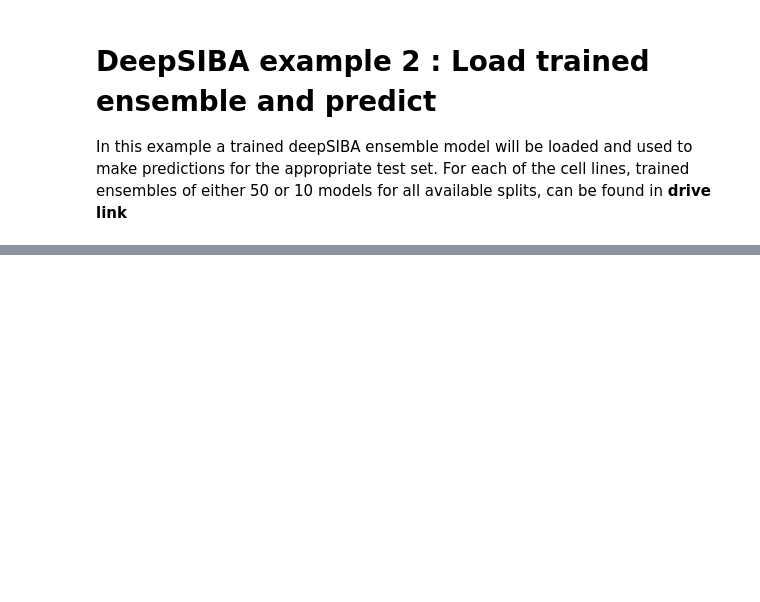
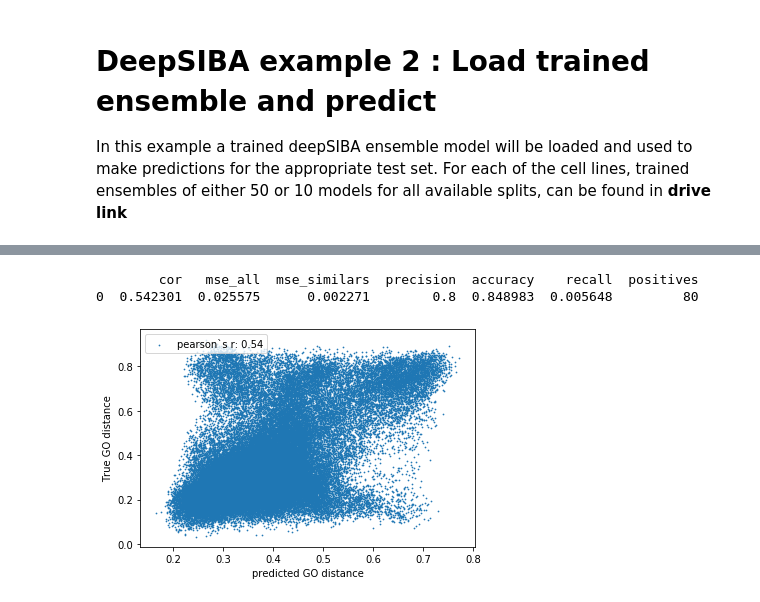
Before and after one commit to BioSysLab/deepSIBA, a Jupyter notebook: learning/deepSIBA_examples.ipynb, the cells around one changed output, grey strips where cells are left out. Cells and saved outputs as stored; diff of their text form; code cells hidden in the pictures; blank space fills up the shorter version.

```diff
--- a/learning/deepSIBA_examples.ipynb
+++ b/learning/deepSIBA_examples.ipynb
@@ -42,0 +65,7 @@ For each of the cell lines, trained ensembles of either 50 or 10 models for all
+# %%
+model_params = {
+    "max_atoms" : int(60), "num_atom_features" : int(62), "max_degree" : int(5), "num_bond_features" : int(6),
+    "graph_conv_width" : [128,128,128], "conv1d_filters" : int(128), "conv1d_size" : int(29), "dropout_encoder" : 0.25,
+    "conv1d_filters_dist" : [128,128], "conv1d_size_dist" : [17,1], "dropout_dist" : 0.25, "pool_size" : int(4),
+    "dense_size" : [256,128,128], "l2reg" : 0.01, "dist_thresh" : 0.2, "lr" : 0.001
+}
@@ -42,0 +74,4 @@ For each of the cell lines, trained ensembles of either 50 or 10 models for all
+# %%
+from deepSIBA_model import siamese_model,enc_graph
+siamese_net=siamese_model(model_params)
+print(siamese_net.summary())
@@ -42,0 +115,6 @@ For each of the cell lines, trained ensembles of either 50 or 10 models for all
+# %%
+test_params = {
+    "cell_line" : "vcap", "split" : "5_fold_cv_split", "fold_id" : int(2),
+    "N_ensemble" : int(10), "prec_threshold" : 0.2,
+    "name_pattern":"siam_no_augment"
+}
@@ -42,0 +131,3 @@ For each of the cell lines, trained ensembles of either 50 or 10 models for all
+# %%
+from deepSIBA_ensembles import siba_val_loader
+df_cold=siba_val_loader(test_params, model_params,siamese_net)
@@ -42,0 +164,17 @@ For each of the cell lines, trained ensembles of either 50 or 10 models for all
+# %%
+from utility.evaluator import model_evaluate
+import numpy as np
+from matplotlib import pyplot as plt
+true = np.array(df_cold.value)
+pred = np.array(df_cold.mu)
+get_eval=model_evaluate(pred,true,test_params["prec_threshold"],df_cold)
+print(get_eval)
+plt.scatter(pred,true,s = 0.5, label = "pearson`s r: "+str(round(get_eval['cor'][0],2)))
+plt.xlabel("predicted GO distance")
+plt.ylabel("True GO distance")
+plt.legend(loc='upper left')
+plt.show()
+# %% [output]
+        cor   mse_all  mse_similars  precision  accuracy    recall  positives
+0  0.542301  0.025575      0.002271        0.8  0.848983  0.005648         80
+[figure, added]
```
Also changed, not shown: parts of 11 cells of this notebook, 7 other files.
